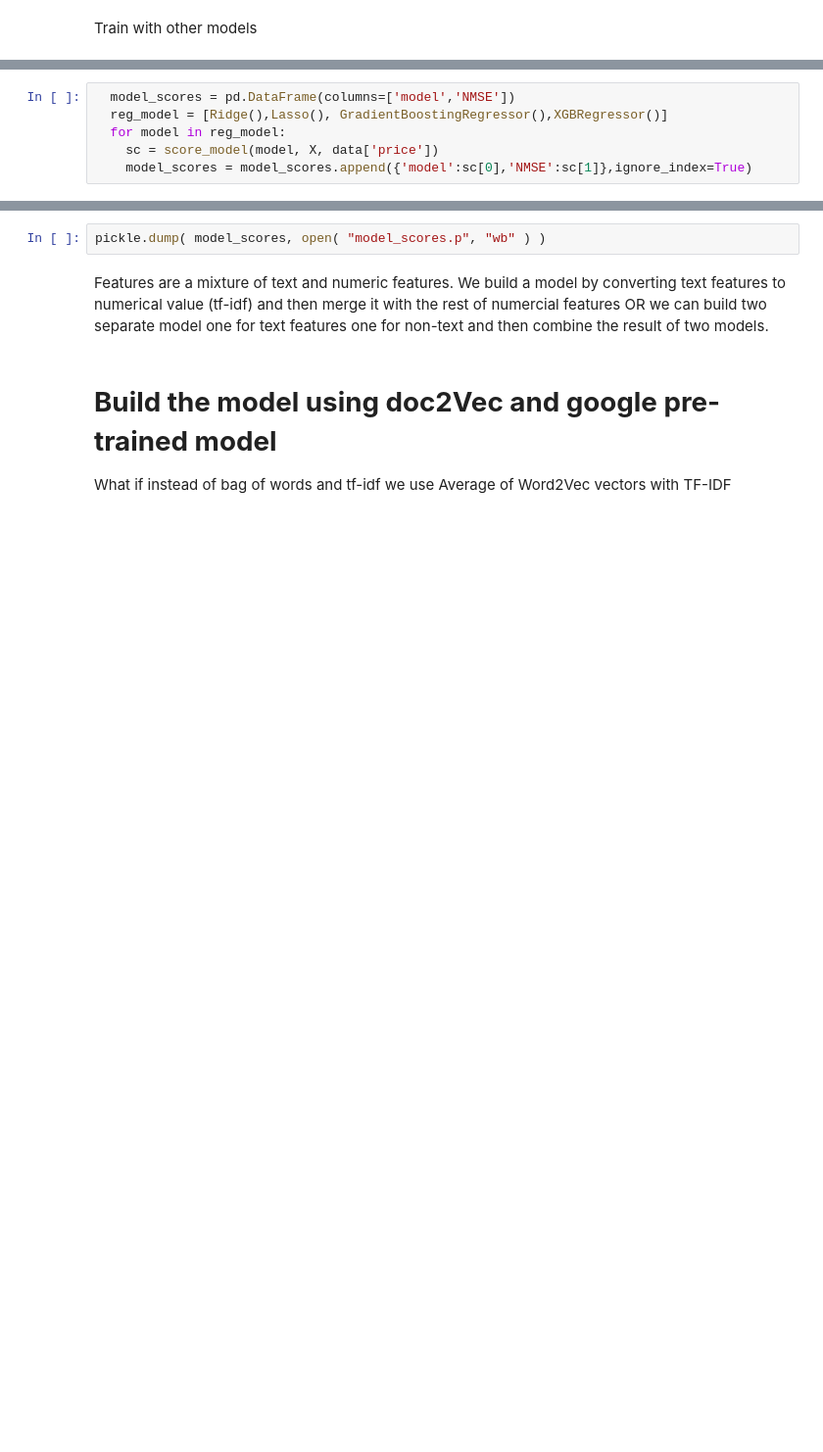
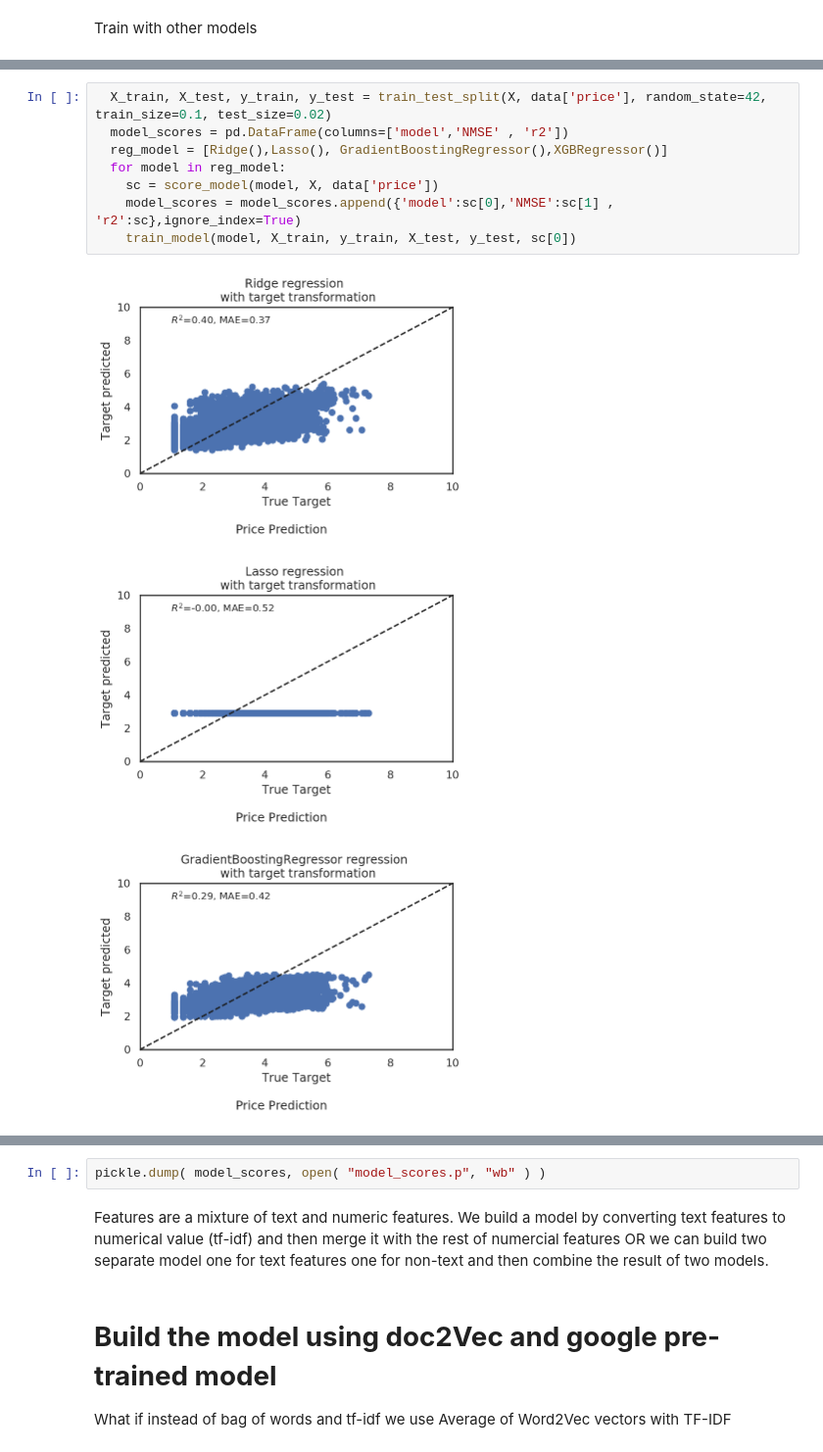
Before and after one commit to MahshidMarbouti/pricePrediction, a Jupyter notebook: PricePrediction.ipynb, the cells around one changed output, grey strips where cells are left out. Shown at 98% size. Drawn from its saved outputs; the diff is of its cells as text; blank space fills up the shorter version.

```diff
--- a/PricePrediction.ipynb
+++ b/PricePrediction.ipynb
@@ -426,6 +458,12 @@ def score_model(model, X_train, y_train):
 # %%
-  model_scores = pd.DataFrame(columns=['model','NMSE'])
+  X_train, X_test, y_train, y_test = train_test_split(X, data['price'], random_state=42, train_size=0.1, test_size=0.02)
+  model_scores = pd.DataFrame(columns=['model','NMSE' , 'r2'])
   reg_model = [Ridge(),Lasso(), GradientBoostingRegressor(),XGBRegressor()]
   for model in reg_model:
     sc = score_model(model, X, data['price'])
-    model_scores = model_scores.append({'model':sc[0],'NMSE':sc[1]},ignore_index=True)
+    model_scores = model_scores.append({'model':sc[0],'NMSE':sc[1] , 'r2':sc},ignore_index=True)
+    train_model(model, X_train, y_train, X_test, y_test, sc[0])
+# %% [output]
+[figure, added]
+[figure, added]
+[figure, added]
```
Also changed, not shown: parts of 8 cells of this notebook.
